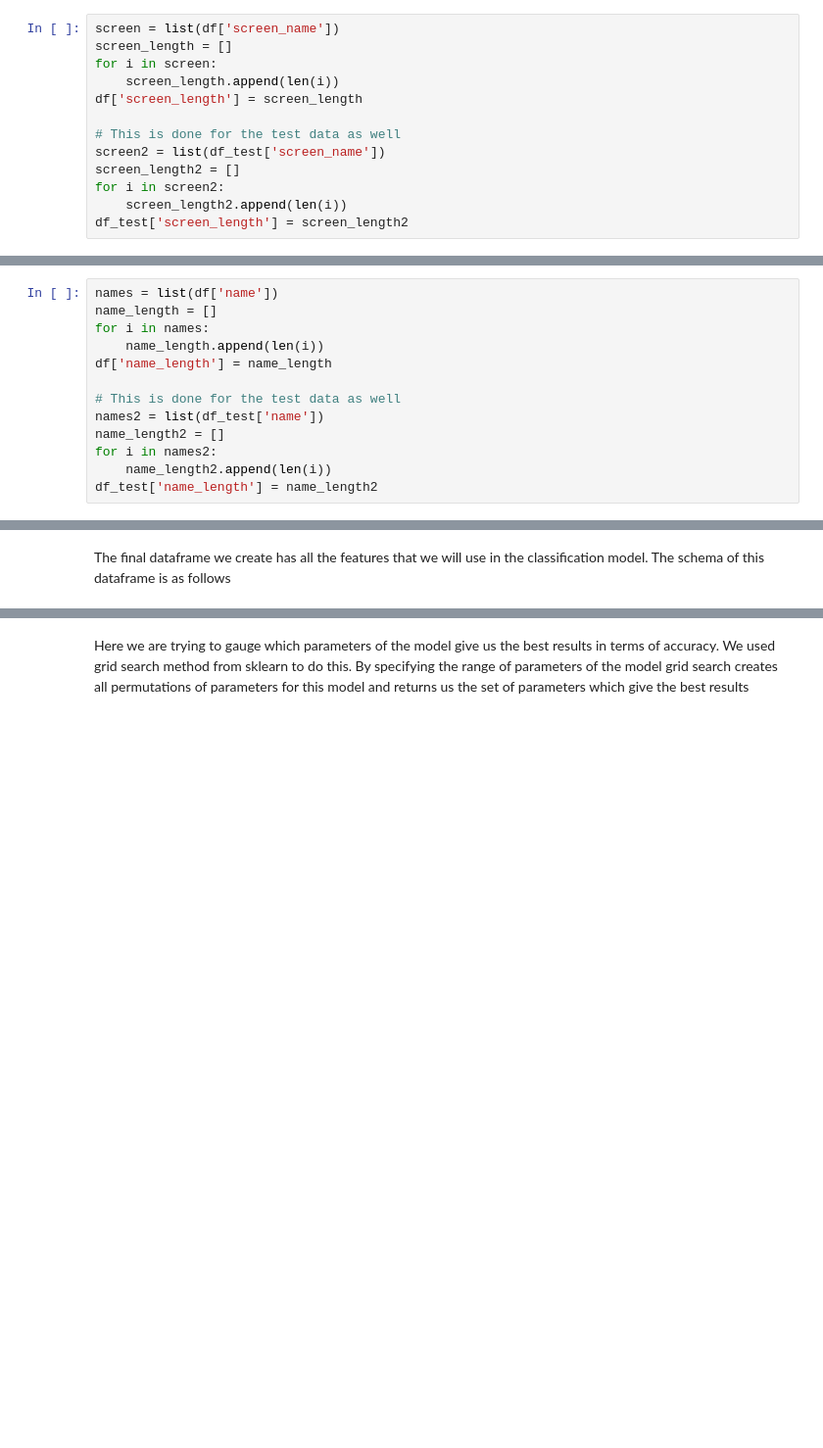
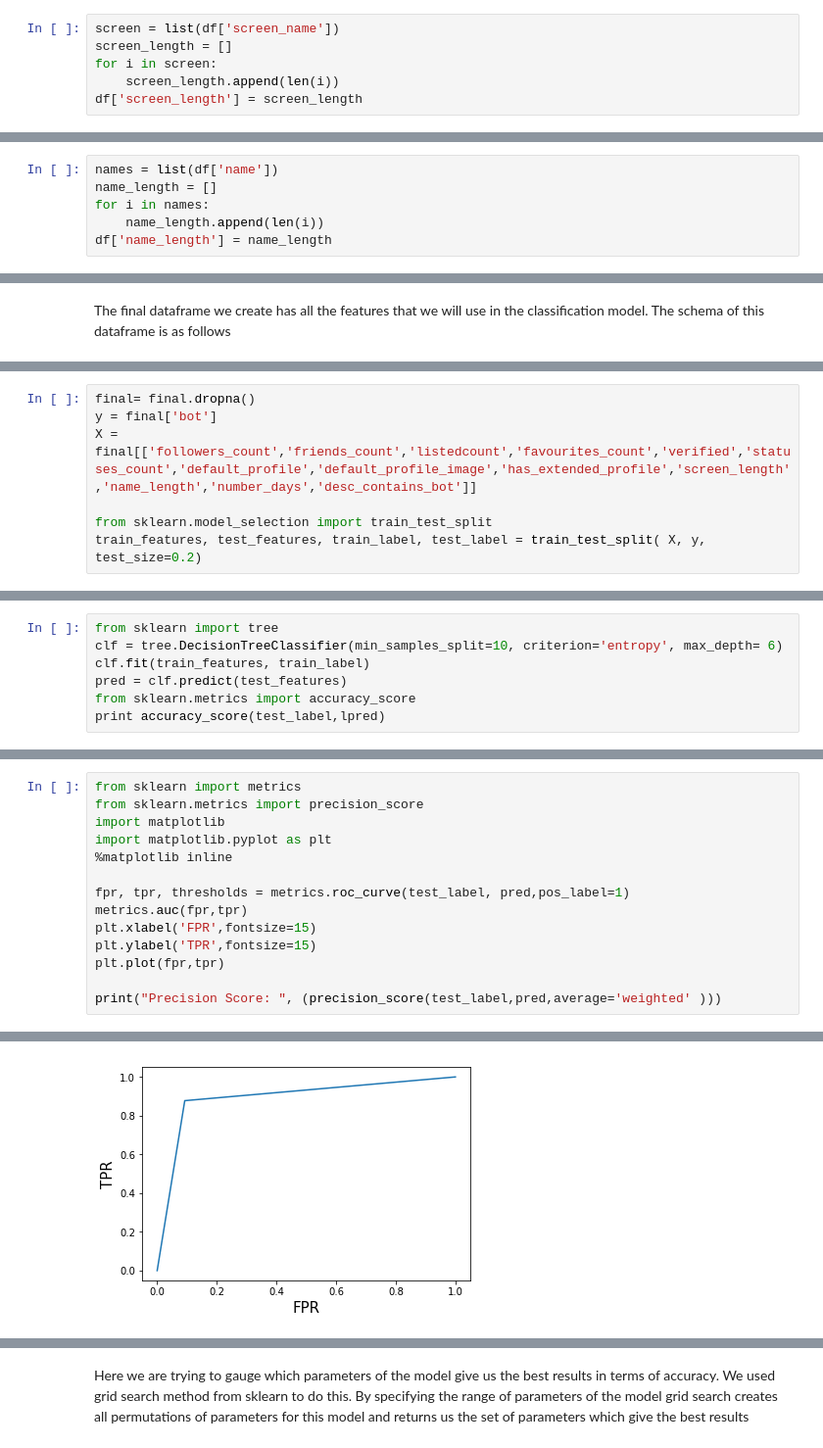
Before and after one commit to saifsahmed/ML-Project, a Jupyter notebook: algo1.ipynb, the cells around one changed output, grey strips where cells are left out. Shown at 98% size. Saved outputs shown, nothing was run; the diff lists cells and outputs as text; blank space fills up the shorter version.

```diff
--- a/algo1.ipynb
+++ b/algo1.ipynb
@@ -22,13 +22,6 @@ screen_length = []
 for i in screen:
     screen_length.append(len(i))
 df['screen_length'] = screen_length
-
-# This is done for the test data as well
-screen2 = list(df_test['screen_name'])
-screen_length2 = []
-for i in screen2:
-    screen_length2.append(len(i))
-df_test['screen_length'] = screen_length2
 # %% [markdown]
 The second feature we are computing is the profile name length from the name colum in the data
 # %%
@@ -37,13 +30,6 @@ name_length = []
 for i in names:
     name_length.append(len(i))
 df['name_length'] = name_length
-
-# This is done for the test data as well
-names2 = list(df_test['name'])
-name_length2 = []
-for i in names2:
-    name_length2.append(len(i))
-df_test['name_length'] = name_length2
 # %% [markdown]
 The third feature we are computing is the days since the account was created. We do this by creating a datetime
 object from the dates present in the created at column. The data contains various formats of data thus we need to
@@ -285,0 +112,7 @@ dtype: object
+# %%
+final= final.dropna()
+y = final['bot']
+X = final[['followers_count','friends_count','listedcount','favourites_count','verified','statuses_count','default_profile','default_profile_image','has_extended_profile','screen_length','name_length','number_days','desc_contains_bot']]
+
+from sklearn.model_selection import train_test_split
+train_features, test_features, train_label, test_label = train_test_split( X, y, test_size=0.2)
@@ -285,0 +121,7 @@ dtype: object
+# %%
+from sklearn import tree
+clf = tree.DecisionTreeClassifier(min_samples_split=10, criterion='entropy', max_depth= 6)
+clf.fit(train_features, train_label)
+pred = clf.predict(test_features)
+from sklearn.metrics import accuracy_score
+print accuracy_score(test_label,lpred)
@@ -285,0 +132,15 @@ dtype: object
+# %%
+from sklearn import metrics
+from sklearn.metrics import precision_score
+import matplotlib
+import matplotlib.pyplot as plt
+%matplotlib inline
+
+fpr, tpr, thresholds = metrics.roc_curve(test_label, pred,pos_label=1)
+metrics.auc(fpr,tpr)
+plt.xlabel('FPR',fontsize=15)
+plt.ylabel('TPR',fontsize=15)
+plt.plot(fpr,tpr)
+
+print("Precision Score: ", (precision_score(test_label,pred,average='weighted' )))
+# %% [output]
@@ -285,0 +148 @@ dtype: object
+[figure, added]
```
Also changed, not shown: parts of 42 cells of this notebook.
